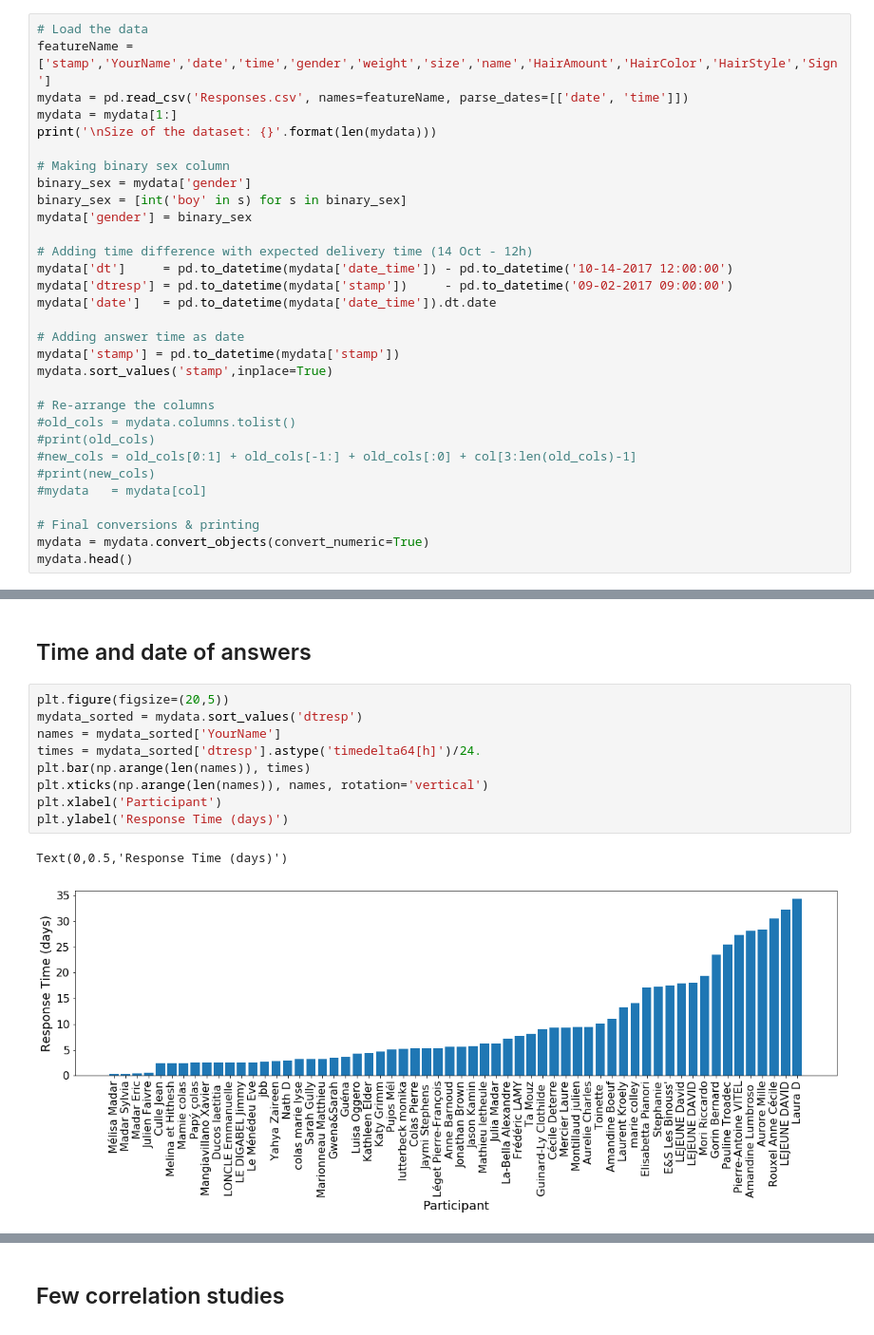
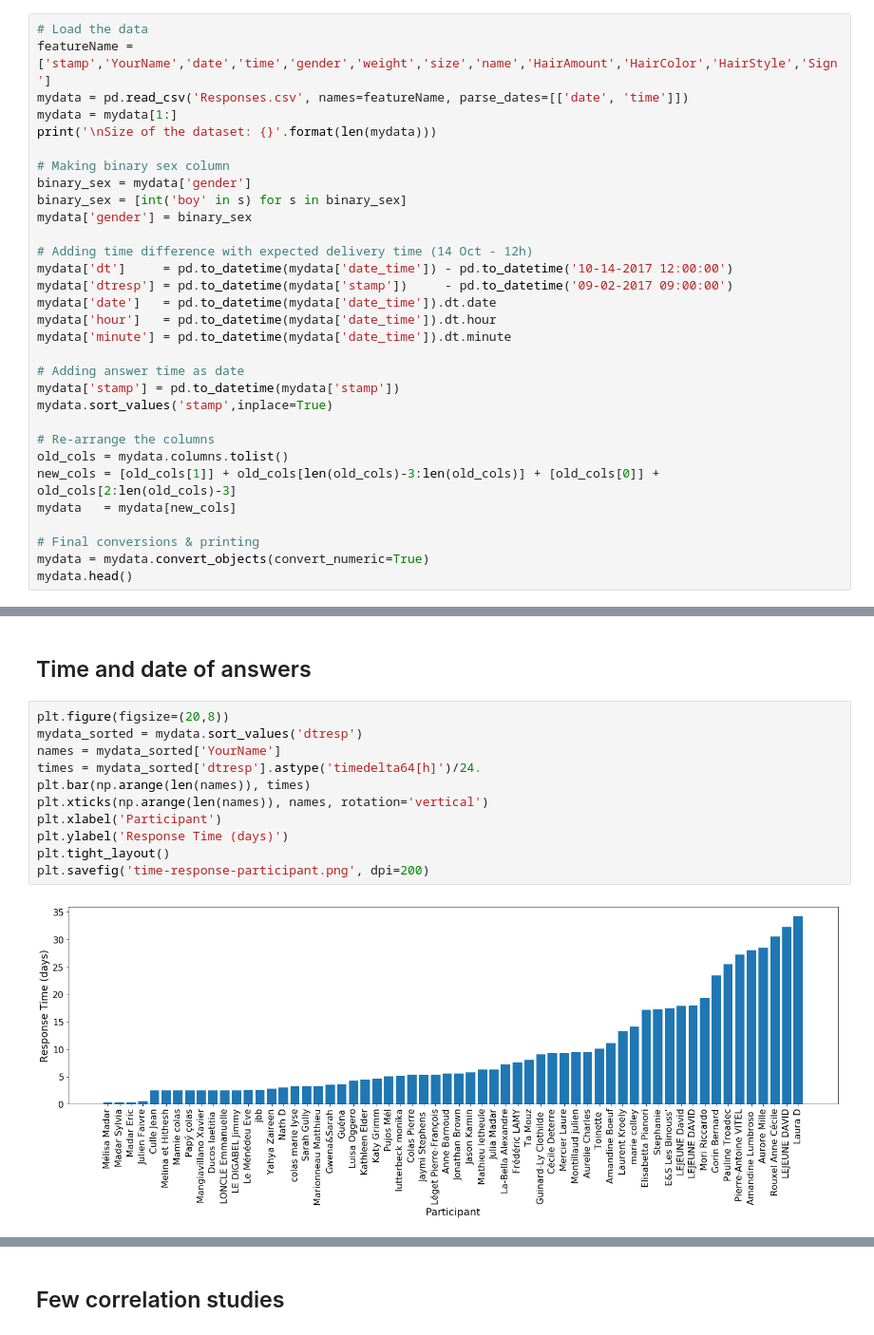
Before and after one commit to rmadar/BabyPollAnalysis, a Jupyter notebook: PollAnalysis.ipynb, the cells around one changed output, grey strips where cells are left out. Shown at 95% size. Saved outputs shown, nothing was run; the diff lists cells and outputs as text.

Commit message:
Adding plots

```diff
--- a/PollAnalysis.ipynb
+++ b/PollAnalysis.ipynb
@@ -56,17 +56,17 @@ mydata['gender'] = binary_sex
 mydata['dt']     = pd.to_datetime(mydata['date_time']) - pd.to_datetime('10-14-2017 12:00:00')
 mydata['dtresp'] = pd.to_datetime(mydata['stamp'])     - pd.to_datetime('09-02-2017 09:00:00')
 mydata['date']   = pd.to_datetime(mydata['date_time']).dt.date
+mydata['hour']   = pd.to_datetime(mydata['date_time']).dt.hour
+mydata['minute'] = pd.to_datetime(mydata['date_time']).dt.minute
 
 # Adding answer time as date
 mydata['stamp'] = pd.to_datetime(mydata['stamp'])
 mydata.sort_values('stamp',inplace=True)
 
 # Re-arrange the columns
-#old_cols = mydata.columns.tolist()
-#print(old_cols)
-#new_cols = old_cols[0:1] + old_cols[-1:] + old_cols[:0] + col[3:len(old_cols)-1]
-#print(new_cols)
-#mydata   = mydata[col]
+old_cols = mydata.columns.tolist()
+new_cols = [old_cols[1]] + old_cols[len(old_cols)-3:len(old_cols)] + [old_cols[0]] + old_cols[2:len(old_cols)-3]
+mydata   = mydata[new_cols]
 
 # Final conversions & printing
 mydata = mydata.convert_objects(convert_numeric=True)
@@ -136,17 +139,18 @@ plt.axvline(x=dt_true, color='black', linewidth=5.0)
 # %% [markdown]
 ## Time and date of answers
 # %%
-plt.figure(figsize=(20,5))
+plt.figure(figsize=(20,8))
 mydata_sorted = mydata.sort_values('dtresp')
 names = mydata_sorted['YourName']
 times = mydata_sorted['dtresp'].astype('timedelta64[h]')/24.
 plt.bar(np.arange(len(names)), times)
 plt.xticks(np.arange(len(names)), names, rotation='vertical')
 plt.xlabel('Participant')
 plt.ylabel('Response Time (days)')
+plt.tight_layout()
+plt.savefig('time-response-participant.png', dpi=200)
 # %% [output]
-Text(0,0.5,'Response Time (days)')
-[figure, old version]
+[figure, new version]
 # %%
 plt.figure(figsize=(7,5))
 plt.hist( mydata['dtresp'].astype('timedelta64[h]')/24., bins=20)
```
Also changed, not shown: parts of 13 cells of this notebook, 9 other files.
